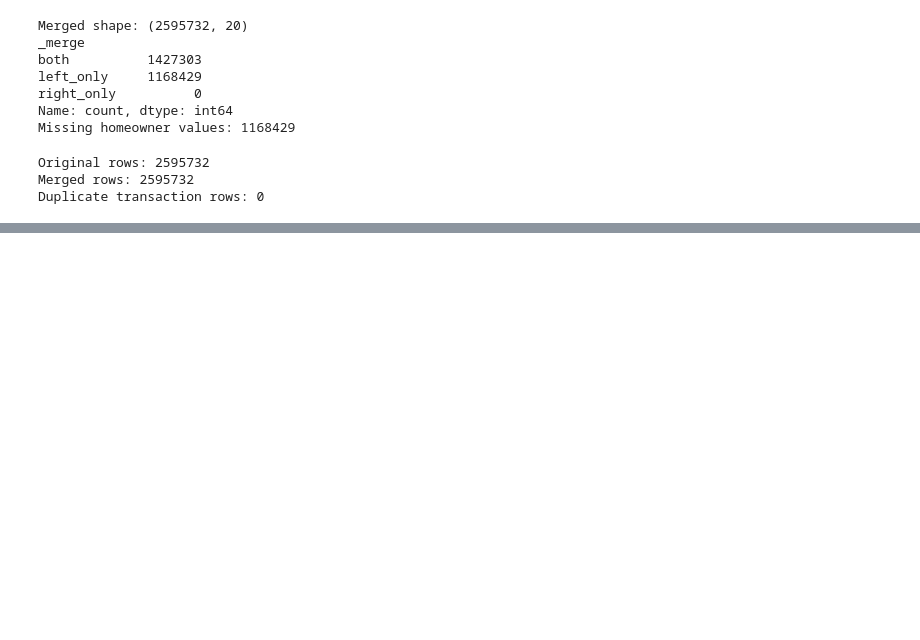
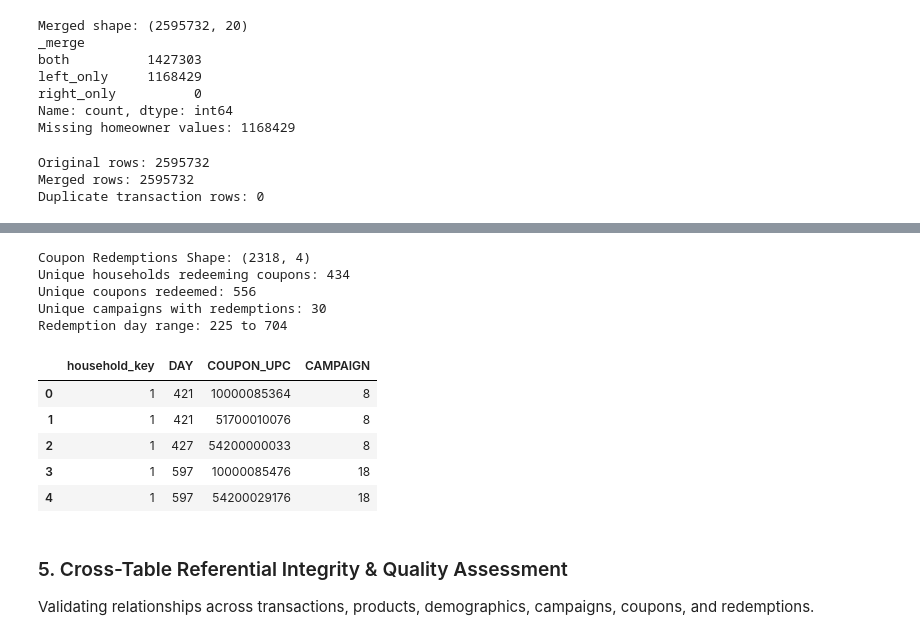
Before and after one commit to anshikagknp/retail-customer-product-and-promotion-intelligence, a Jupyter notebook: notebooks/01_data_understanding.ipynb, the cells around one changed output, grey strips where cells are left out. Saved outputs shown, nothing was run; the diff lists cells and outputs as text; code cells hidden in the pictures; blank space fills up the shorter version.

```diff
--- a/notebooks/01_data_understanding.ipynb
+++ b/notebooks/01_data_understanding.ipynb
@@ -768,0 +855,25 @@ Duplicate transaction rows: 0
+# %%
+# 4.4 Coupon Redemptions
+coupon_redempt = pd.read_csv('../data/raw/coupon_redempt.csv')
+print('Coupon Redemptions Shape:', coupon_redempt.shape)
+print('Unique households redeeming coupons:', coupon_redempt['household_key'].nunique())
+print('Unique coupons redeemed:', coupon_redempt['COUPON_UPC'].nunique())
+print('Unique campaigns with redemptions:', coupon_redempt['CAMPAIGN'].nunique())
+print('Redemption day range:', coupon_redempt['DAY'].min(), 'to', coupon_redempt['DAY'].max())
+display(coupon_redempt.head())
+# %% [output]
+Coupon Redemptions Shape: (2318, 4)
+Unique households redeeming coupons: 434
+Unique coupons redeemed: 556
+Unique campaigns with redemptions: 30
+Redemption day range: 225 to 704
+|  | household_key | DAY | COUPON_UPC | CAMPAIGN |
+| 0 | 1 | 421 | 10000085364 | 8 |
+| 1 | 1 | 421 | 51700010076 | 8 |
+| 2 | 1 | 427 | 54200000033 | 8 |
+| 3 | 1 | 597 | 10000085476 | 18 |
+| 4 | 1 | 597 | 54200029176 | 18 |
+# %% [markdown]
+### 5. Cross-Table Referential Integrity & Quality Assessment
+
+Validating relationships across transactions, products, demographics, campaigns, coupons, and redemptions.
```
Also changed, not shown: parts of 6 cells of this notebook.
